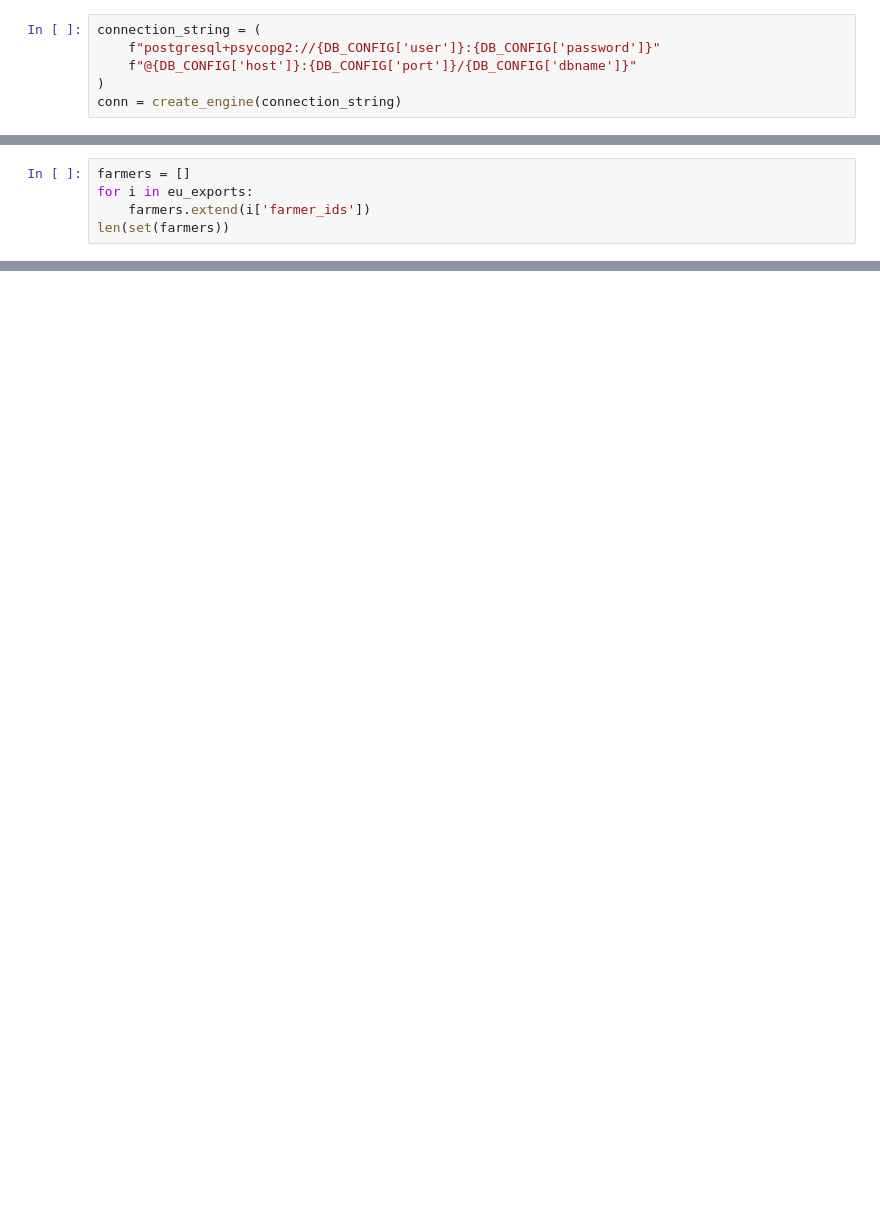
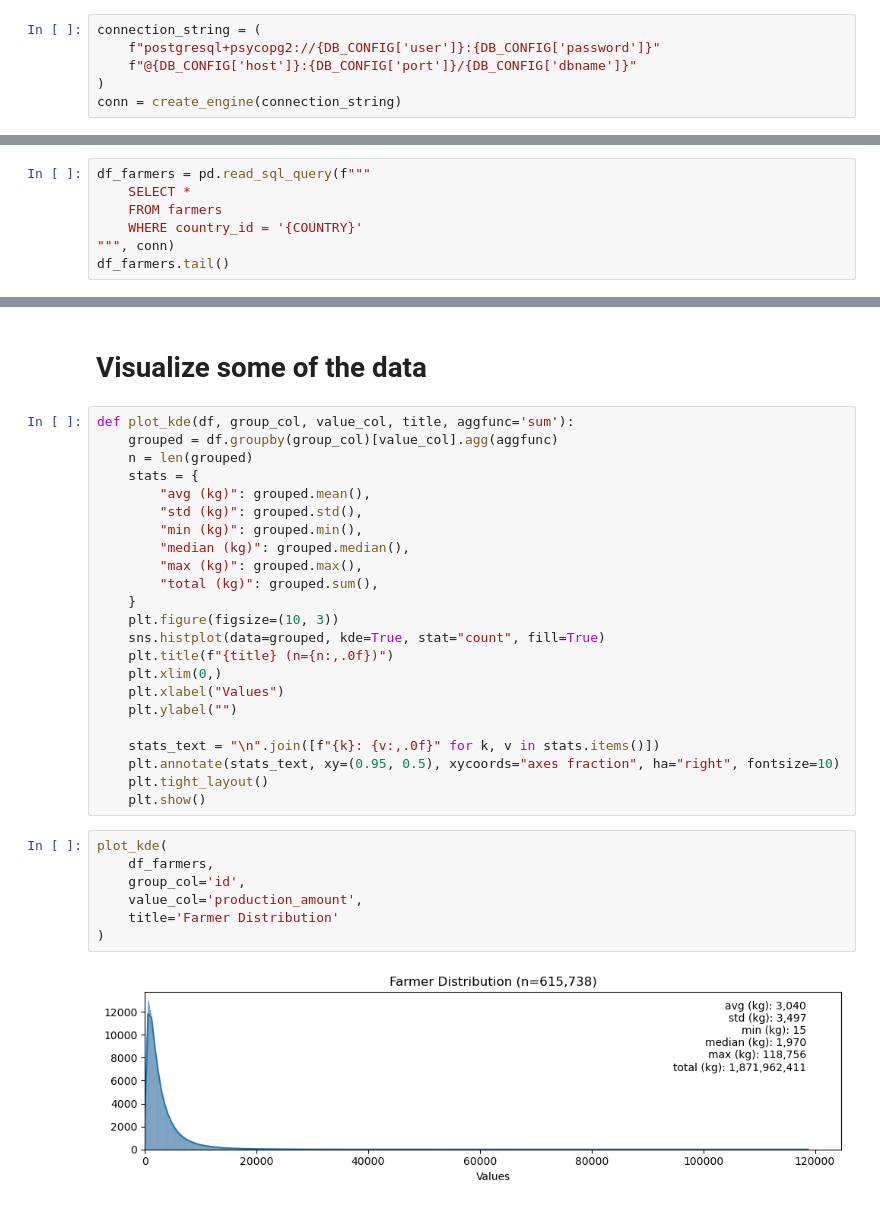
Before and after one commit to ccerv1/supply-chain-simulator, a Jupyter notebook: supply_chain_simulator/DashboardPrototype.ipynb, the cells around one changed output, grey strips where cells are left out. Drawn from its saved outputs; the diff is of its cells as text; blank space fills up the shorter version.

```diff
--- a/supply_chain_simulator/DashboardPrototype.ipynb
+++ b/supply_chain_simulator/DashboardPrototype.ipynb
@@ -523,5 +36,0 @@ Total EU export simulation time: 2.11s
-# %%
-farmers = []
-for i in eu_exports:
-    farmers.extend(i['farmer_ids'])
-len(set(farmers))
@@ -1161,0 +41,7 @@ Number of unique farmers across 17 random exporters: 512,783 out of 547,195 tota
+# %%
+df_farmers = pd.read_sql_query(f"""
+    SELECT *
+    FROM farmers
+    WHERE country_id = '{COUNTRY}'
+""", conn)
+df_farmers.tail()
@@ -1161,0 +83,34 @@ Number of unique farmers across 17 random exporters: 512,783 out of 547,195 tota
+# %% [markdown]
+# Visualize some of the data
+# %%
+def plot_kde(df, group_col, value_col, title, aggfunc='sum'):
+    grouped = df.groupby(group_col)[value_col].agg(aggfunc)
+    n = len(grouped)
+    stats = {
+        "avg (kg)": grouped.mean(),
+        "std (kg)": grouped.std(),
+        "min (kg)": grouped.min(),
+        "median (kg)": grouped.median(),
+        "max (kg)": grouped.max(),
+        "total (kg)": grouped.sum(),
+    }
+    plt.figure(figsize=(10, 3))
+    sns.histplot(data=grouped, kde=True, stat="count", fill=True)
+    plt.title(f"{title} (n={n:,.0f})")
+    plt.xlim(0,)
+    plt.xlabel("Values")
+    plt.ylabel("")
+
+    stats_text = "\n".join([f"{k}: {v:,.0f}" for k, v in stats.items()])
+    plt.annotate(stats_text, xy=(0.95, 0.5), xycoords="axes fraction", ha="right", fontsize=10)
+    plt.tight_layout()
+    plt.show()
+# %%
+plot_kde(
+    df_farmers,
+    group_col='id',
+    value_col='production_amount',
+    title='Farmer Distribution'
+)
+# %% [output]
+[figure, added]
```
Also changed, not shown: parts of 78 cells of this notebook, 1 other file.
